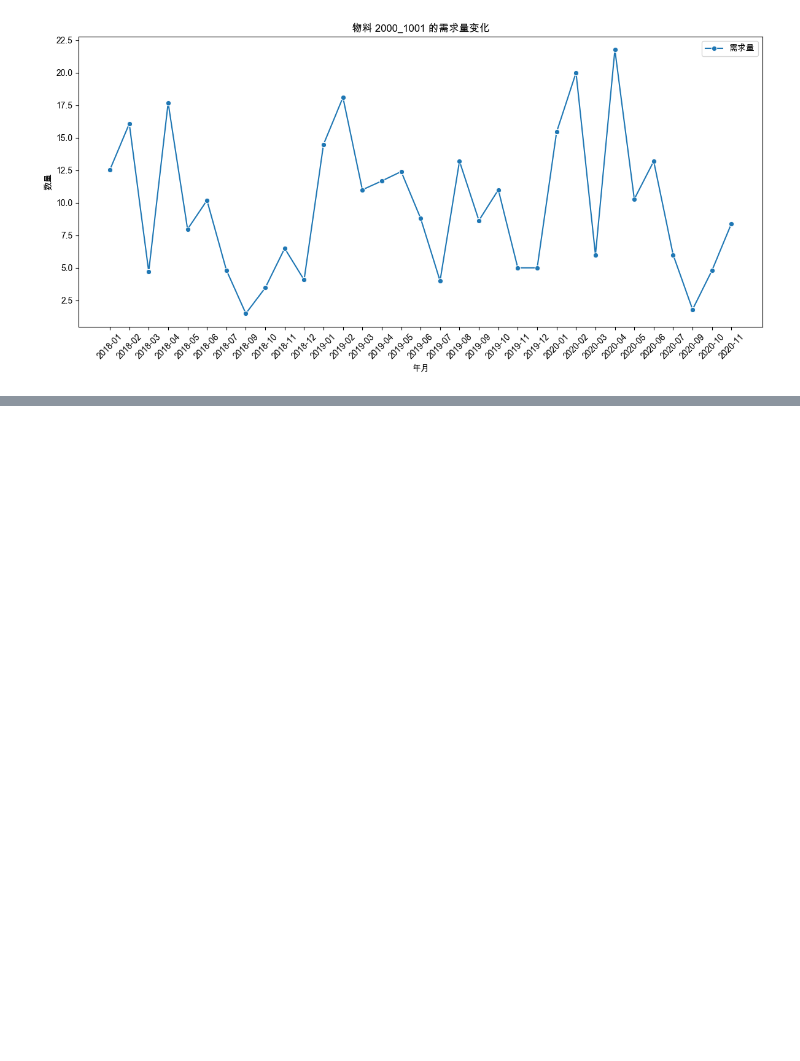
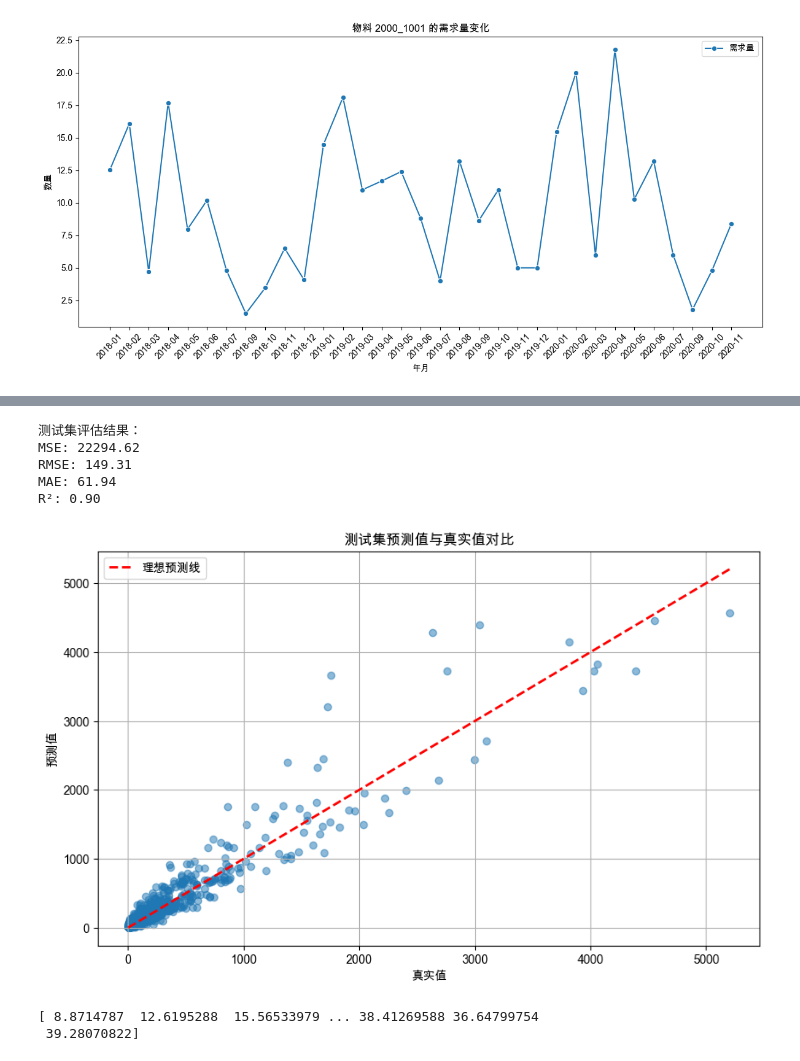
Before and after one commit to djwxfdt/mse-material-predict, a Jupyter notebook: app.ipynb, the cells around one changed output, grey strips where cells are left out. Drawn from its saved outputs; the diff is of its cells as text; code cells hidden in the pictures; blank space fills up the shorter version.

```diff
--- a/app.ipynb
+++ b/app.ipynb
@@ -535,0 +615,43 @@ plt.show()
+# %%
+from sklearn.metrics import mean_squared_error, mean_absolute_error, r2_score
+
+# 1. 对测试集进行预测
+y_test_pred = model.predict(df_test[features])
+
+# 2. 计算评估指标
+mse = mean_squared_error(df_test[target], y_test_pred)
+rmse = mse ** 0.5
+mae = mean_absolute_error(df_test[target], y_test_pred)
+r2 = r2_score(df_test[target], y_test_pred)
+
+# 打印结果
+print("测试集评估结果：")
+print(f"MSE: {mse:.2f}")
+print(f"RMSE: {rmse:.2f}")
+print(f"MAE: {mae:.2f}")
+print(f"R²: {r2:.2f}")
+
+# 3. 可视化预测值与真实值对比（可选）
+plt.figure(figsize=(10, 6))
+plt.scatter(df_test[target], y_test_pred, alpha=0.5)
+plt.plot([df_test[target].min(), df_test[target].max()],
+         [df_test[target].min(), df_test[target].max()],
+         'r--', lw=2, label='理想预测线')
+plt.xlabel("真实值")
+plt.ylabel("预测值")
+plt.title("测试集预测值与真实值对比")
+plt.legend()
+plt.grid(True)
+plt.show()
+# %% [output]
+测试集评估结果：
+MSE: 22294.62
+RMSE: 149.31
+MAE: 61.94
+R²: 0.90
+[figure, added]
+# %%
+print(y_test_pred)
+# %% [output]
+[ 8.8714787  12.6195288  15.56533979 ... 38.41269588 36.64799754
+ 39.28070822]
```
Also changed, not shown: parts of 12 cells of this notebook, 1 other file.
